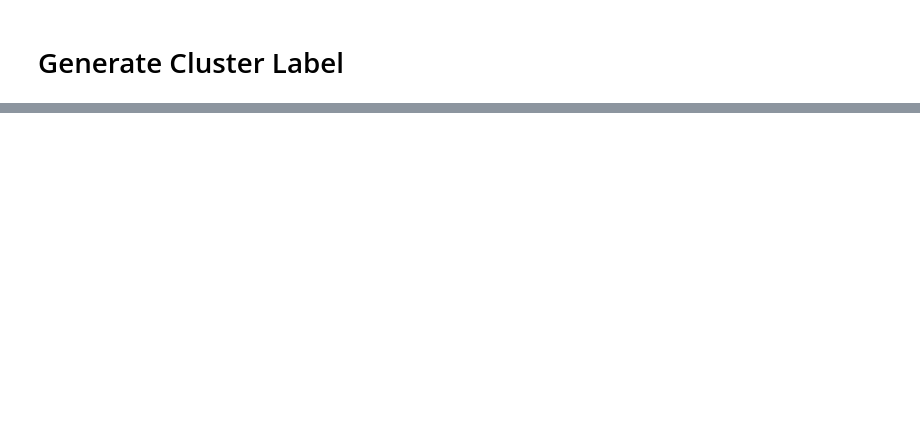
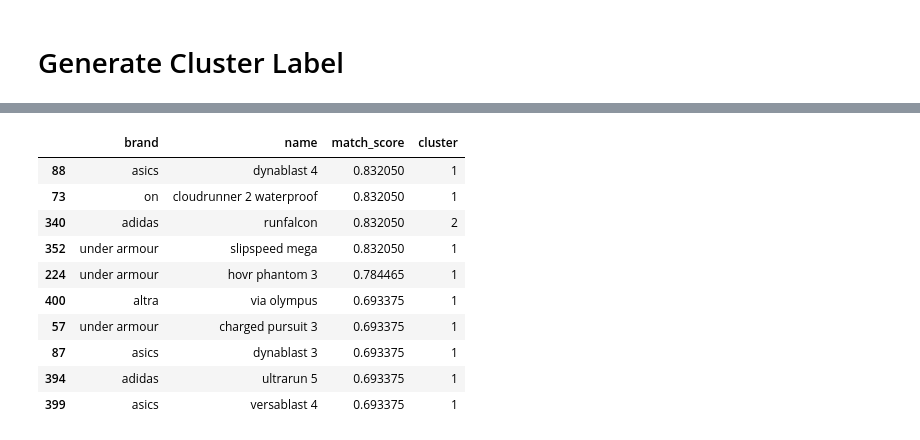
Before and after one commit to SONIX-Kelompok-6/sonix-ml, a Jupyter notebook: notebooks/road_ml.ipynb, the cells around one changed output, grey strips where cells are left out. Saved outputs shown, nothing was run; the diff lists cells and outputs as text; code cells hidden in the pictures; blank space fills up the shorter version.

Commit message:
create recommender logic, testing, and save model

```diff
--- a/notebooks/road_ml.ipynb
+++ b/notebooks/road_ml.ipynb
@@ -548,0 +750,78 @@ Cluster Summary:
+# %%
+import random
+
+# --- 1. SETUP OPSI INPUT ---
+# Daftar kemungkinan jawaban untuk setiap input
+input_options = {
+    'running_purpose': ['Daily', 'Tempo', 'Race'],
+    'pace': ['Easy', 'Steady', 'Fast'],
+    'orthotic_usage': ['Yes', 'No'],
+    'arch_type': ['Low', 'Neutral', 'High'],
+    'strike_pattern': ['Heel', 'Mid', 'Forefoot'],
+    'cushion_preferences': ['Soft', 'Balanced', 'Firm'],
+    'foot_width': ['Narrow', 'Medium', 'Wide'],
+    'stability_need': ['Neutral', 'Guided'],
+    'season': [['Summer'], ['Winter'], ['All'], ['Summer', 'All'], ['Winter', 'All']]
+}
+
+def generate_random_user_input(num_features):
+    """
+    Membuat dictionary input user dengan jumlah fitur acak tertentu.
+    """
+    # Ambil semua key yang tersedia
+    all_keys = list(input_options.keys())
+
+    # Pilih 'num_features' key secara acak
+    selected_keys = random.sample(all_keys, k=min(num_features, len(all_keys)))
+
+    # Isi nilai untuk key yang terpilih
+    user_input = {}
+    for key in selected_keys:
+        user_input[key] = random.choice(input_options[key])
+
+    return user_input
+
+# --- 2. GENERATE & RUN TEST CASES ---
+# Kita buat skenario jumlah input: 3, 6, dan 9 (Full)
+target_counts = [3, 6, 9]
+
+print("=== MULAI PENGUJIAN RANDOM ===")
+
+for i, count in enumerate(target_counts):
+    print(f"\n{'-'*60}")
+    print(f"TEST CASE #{i+1}: User mengisi {count} fitur")
+
+    # 1. Generate Input
+    random_input = generate_random_user_input(count)
+    print(f"Input User:\n{random_input}")
+
+    # 2. Jalankan Rekomendasi
+    # Pastikan variabel df, encoder, dll sudah ada dari cell sebelumnya
+    try:
+        recommendations = recommend_shoes_deep_masked(
+            random_input,
+            df,
+            encoder,
+            best_model,
+            binary_cols,
+            continuous_cols,
+            X_combined
+        )
+
+        # 3. Tampilkan Hasil
+        if not recommendations.empty:
+            print("\nTop 10 Rekomendasi:")
+            # Tampilkan kolom yang relevan saja agar rapi
+            cols = ['brand', 'name', 'match_score', 'cluster']
+            display(recommendations.head(10)[cols])
+        else:
+            print("\nTidak ada rekomendasi ditemukan (Cluster mungkin kosong).")
+
+    except NameError:
+        print("\nERROR: Pastikan kode setup model dan fungsi 'recommend_shoes_deep_masked' sudah dijalankan sebelumnya.")
+    except Exception as e:
+        print(f"\nERROR: {e}")
+
+print(f"\n{'-'*60}")
+print("Pengujian Selesai.")
+# %% [output]
@@ -548,0 +837,11 @@ Cluster Summary:
+|  | brand | name | match_score | cluster |
+| 88 | asics | dynablast 4 | 0.832050 | 1 |
+| 73 | on | cloudrunner 2 waterproof | 0.832050 | 1 |
+| 340 | adidas | runfalcon | 0.832050 | 2 |
+| 352 | under armour | slipspeed mega | 0.832050 | 1 |
+| 224 | under armour | hovr phantom 3 | 0.784465 | 1 |
+| 400 | altra | via olympus | 0.693375 | 1 |
+| 57 | under armour | charged pursuit 3 | 0.693375 | 1 |
+| 87 | asics | dynablast 3 | 0.693375 | 1 |
+| 394 | adidas | ultrarun 5 | 0.693375 | 1 |
+| 399 | asics | versablast 4 | 0.693375 | 1 |
```
Also changed, not shown: parts of 16 cells of this notebook, 5 other files.
